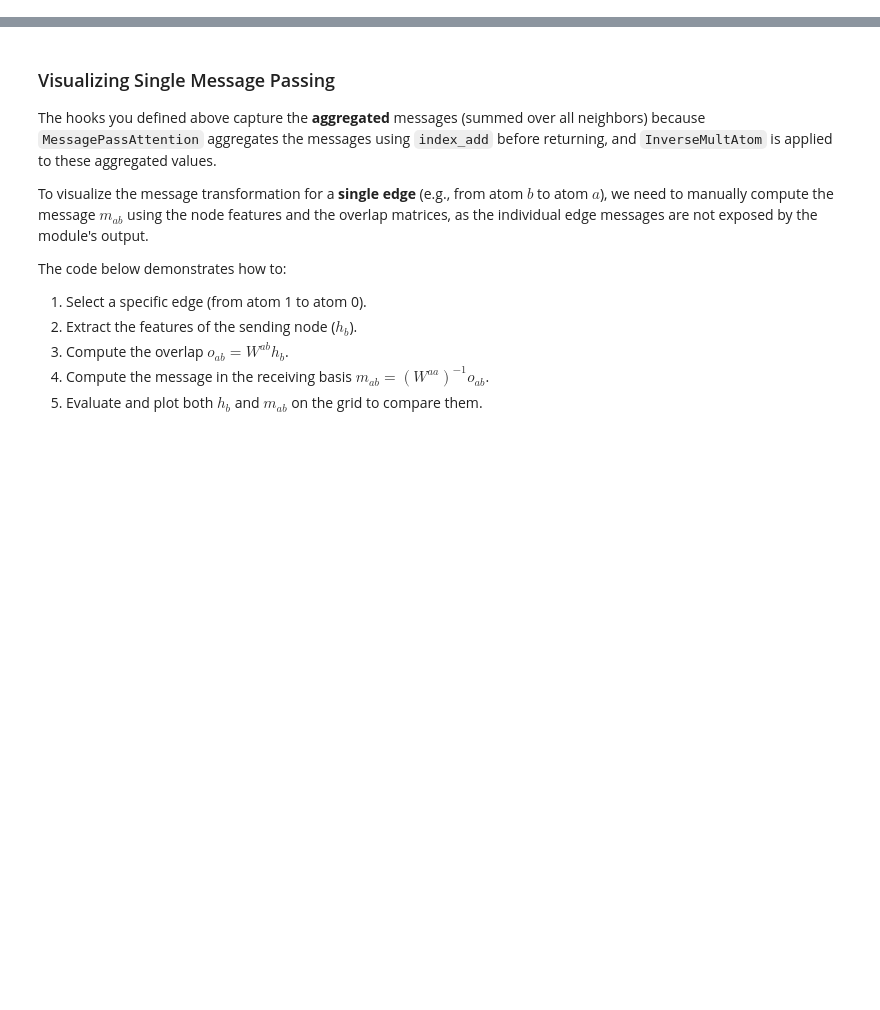
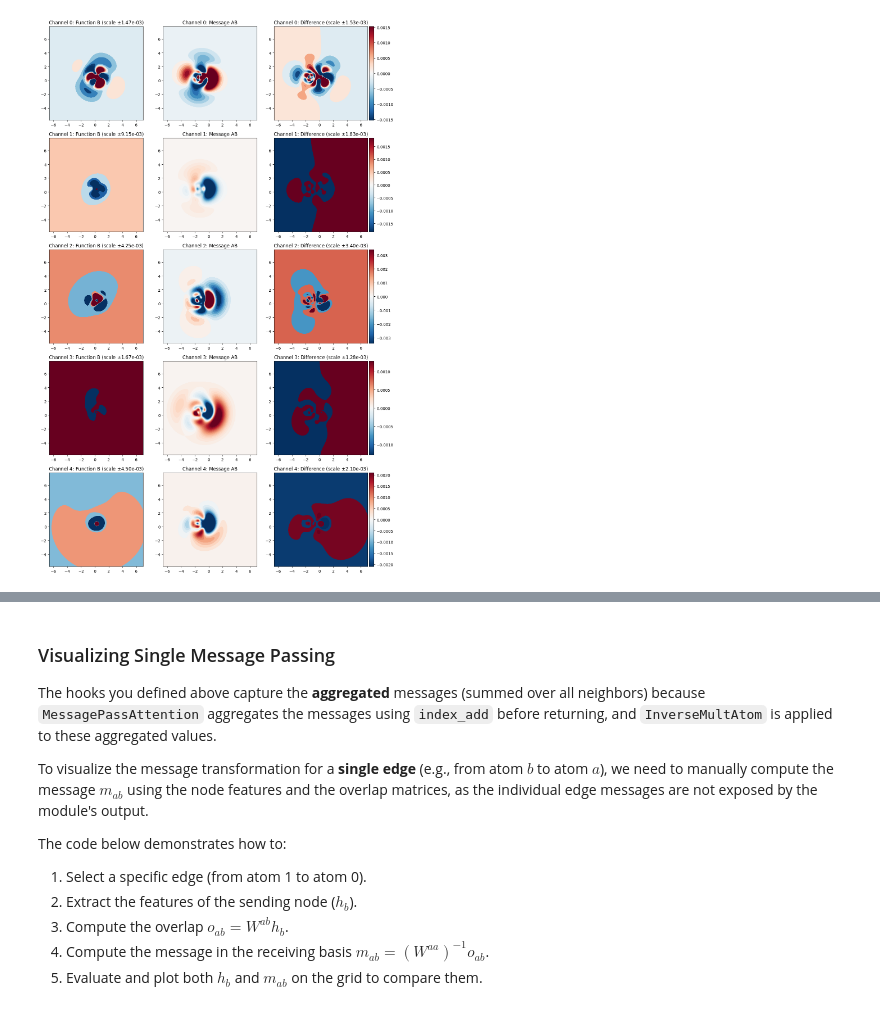
Before and after one commit to sciai-lab/boa, a Jupyter notebook: notebooks/viz_message_passing.ipynb, the cells around one changed output, grey strips where cells are left out. Saved outputs shown, nothing was run; the diff lists cells and outputs as text; code cells hidden in the pictures; blank space fills up the shorter version.

Commit message:
update message passing viz

```diff
--- a/notebooks/viz_message_passing.ipynb
+++ b/notebooks/viz_message_passing.ipynb
@@ -39,6 +40,7 @@ datamodule.setup(stage="fit")
 
 val_set = datamodule.val_dataset
 train_set = datamodule.train_dataset
+test_set = datamodule.test_dataset
 # %%
 # Load model and hooks in same cell to not hook multiple times
 checkpoint_path = config.ckpt_path[0]
@@ -88,10 +76,8 @@ self.linear_basis: False
 # Clear hook storage before running
 inputs.clear()
 outputs.clear()
-for atom_key in atom_keys:
-    outputs_dict[atom_key] = ([], [])
 
-sample = next(iter(datamodule.val_dataloader())).to(device)
+sample = test_set[4].to(device)
 with torch.no_grad():
     coeffs, edge_index = lightning_module.model(sample)
 # %%
@@ -105,0 +211,51 @@ natoms tensor([8, 6, 6, 6, 6, 8, 6, 6, 8, 1, 1, 1, 1, 1, 1], device='cuda:0',
+# %%
+from matplotlib import cm
+from mpl_toolkits.axes_grid1 import make_axes_locatable
+
+n_rows = 5
+offset = 0
+fig, axs = plt.subplots(n_rows, 3, figsize=(13, 20))
+
+for i, channel_idx in enumerate(range(offset, n_rows + offset)):
+    function_a_channel = torch.einsum('j, ij->i', h_a[:, channel_idx].double(), aos_mol[:, coeff_ind_to_node_ind==atom_a_idx])
+    function_b_channel = torch.einsum('j, ij->i', h_b[:, channel_idx].double(), aos_mol[:, coeff_ind_to_node_ind==atom_b_idx])
+    message_ab_channel = torch.einsum('j, ij->i', m_ab[:, channel_idx].double(), aos_mol[:, coeff_ind_to_node_ind==atom_a_idx])
+
+    # Calculate difference
+    diff_channel = function_b_channel - message_ab_channel
+
+    # Calculate shared color limits using percentiles to avoid outliers
+    all_values = torch.cat([function_b_channel, message_ab_channel])
+    vmin = torch.quantile(all_values, 0.02).item()
+    vmax = torch.quantile(all_values, 0.98).item()
+
+    # Use symmetric limits around zero for diverging colormap
+    vabs = max(abs(vmin), abs(vmax))
+    vmin, vmax = -vabs, vabs
+
+    axs[i, 0].contourf(x, y, function_b_channel.reshape(grid_size, grid_size), levels=100, vmin=vmin, vmax=vmax, cmap='RdBu_r')
+    axs[i, 0].set_aspect('equal')
+    axs[i, 0].set_title(f'Channel {channel_idx}: Function B (scale $\pm${vabs:.2e})')
+
+    axs[i, 1].contourf(x, y, message_ab_channel.reshape(grid_size, grid_size), levels=100, vmin=vmin, vmax=vmax, cmap='RdBu_r')
+    axs[i, 1].set_aspect('equal')
+    axs[i, 1].set_title(f'Channel {channel_idx}: Message AB')
+
+    # Calculate symmetric limits for difference plot using percentiles to avoid outliers
+    diff_vmin_p = torch.quantile(diff_channel, 0.02).item()
+    diff_vmax_p = torch.quantile(diff_channel, 0.98).item()
+    diff_abs = max(abs(diff_vmin_p), abs(diff_vmax_p))
+    diff_vmin, diff_vmax = -diff_abs, diff_abs
+
+    im_diff = axs[i, 2].contourf(x, y, diff_channel.reshape(grid_size, grid_size), levels=100, vmin=diff_vmin, vmax=diff_vmax, cmap='RdBu_r')
+    axs[i, 2].set_aspect('equal')
+    axs[i, 2].set_title(f'Channel {channel_idx}: Difference (scale $\pm${diff_abs:.2e})')
+
+    # Add colorbar to the difference plot
+    divider = make_axes_locatable(axs[i, 2])
+    cax = divider.append_axes("right", size="5%", pad=0.05)
+    cbar = plt.colorbar(cm.ScalarMappable(cmap="RdBu_r", norm=plt.Normalize(vmin=diff_vmin, vmax=diff_vmax)), cax=cax, fraction=0.1, pad=0.05)
+
+plt.tight_layout()
+# %% [output]
+[figure, added]
```
Also changed, not shown: parts of 7 cells of this notebook, 1 other file.
